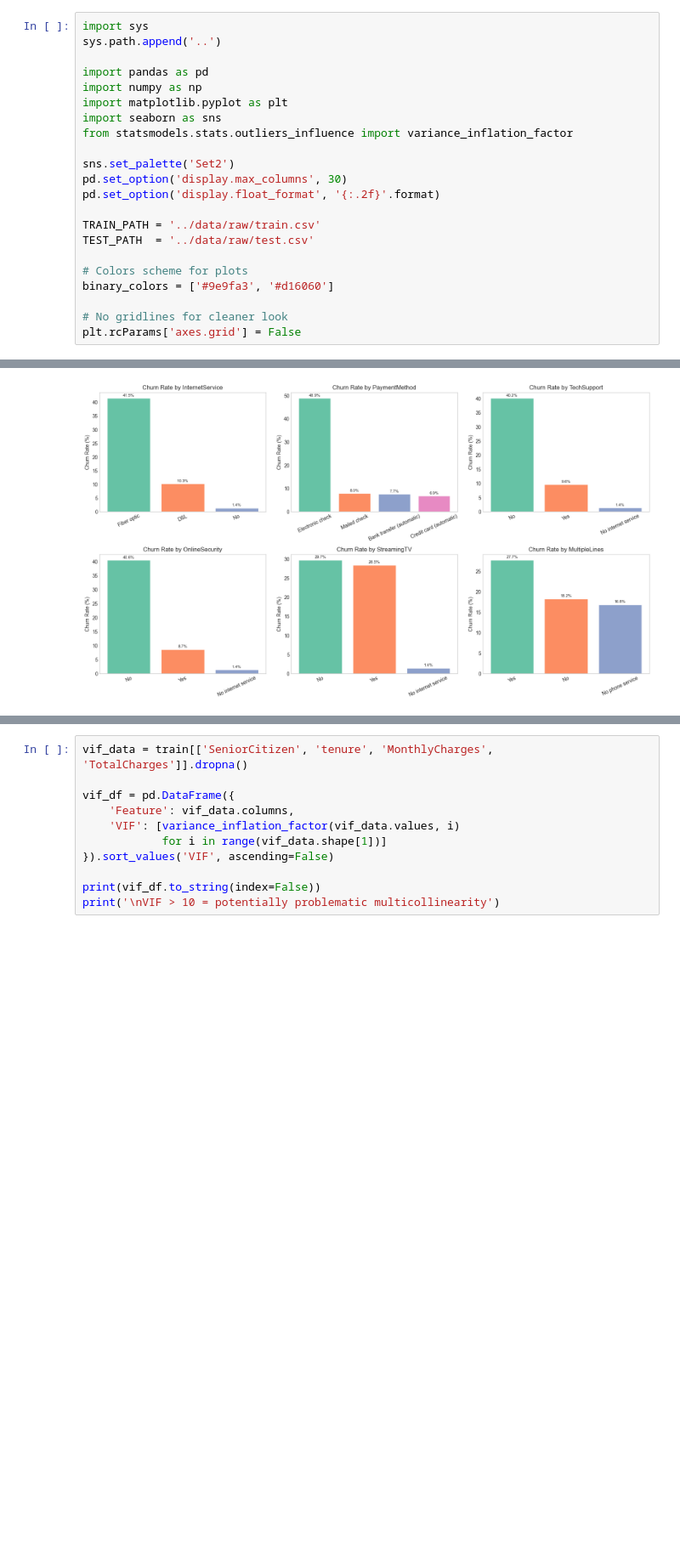
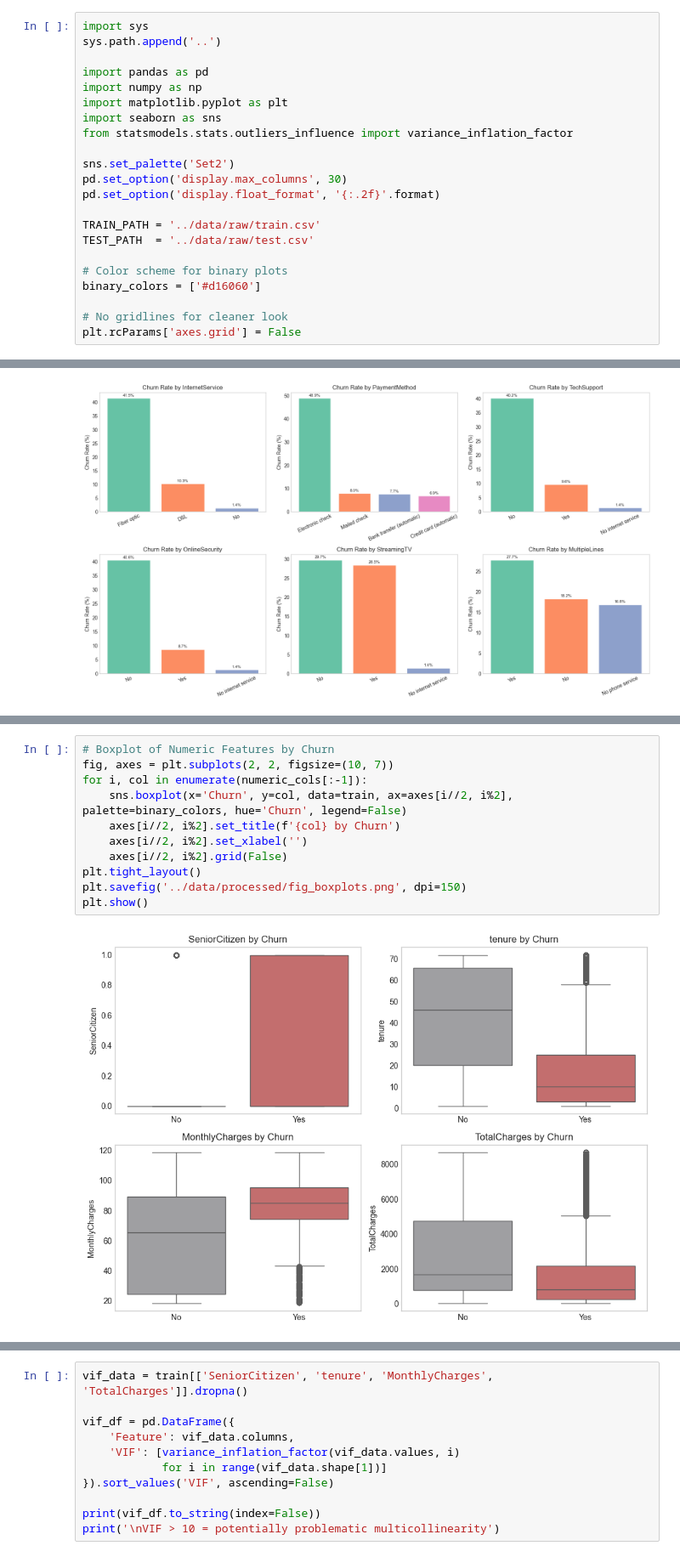
Before and after one commit to Thanh-Tung-Do/customer-churn-prediction, a Jupyter notebook: notebooks/01_eda.ipynb, the cells around one changed output, grey strips where cells are left out. Shown at 85% size. Drawn from its saved outputs; the diff is of its cells as text; blank space fills up the shorter version.

```diff
--- a/notebooks/01_eda.ipynb
+++ b/notebooks/01_eda.ipynb
@@ -21,8 +21,8 @@ pd.set_option('display.float_format', '{:.2f}'.format)
 TRAIN_PATH = '../data/raw/train.csv'
 TEST_PATH  = '../data/raw/test.csv'
 
-# Colors scheme for plots
-binary_colors = ['#9e9fa3', '#d16060']
+# Color scheme for binary plots
+binary_colors = ['#d16060']
 
 # No gridlines for cleaner look
 plt.rcParams['axes.grid'] = False
@@ -237 +277,14 @@ plt.show()
+# %%
+# Boxplot of Numeric Features by Churn
+fig, axes = plt.subplots(2, 2, figsize=(10, 7))
+for i, col in enumerate(numeric_cols[:-1]):
+    sns.boxplot(x='Churn', y=col, data=train, ax=axes[i//2, i%2], palette=binary_colors, hue='Churn', legend=False)
+    axes[i//2, i%2].set_title(f'{col} by Churn')
+    axes[i//2, i%2].set_xlabel('')
+    axes[i//2, i%2].grid(False)
+plt.tight_layout()
+plt.savefig('../data/processed/fig_boxplots.png', dpi=150)
+plt.show()
+# %% [output]
+[figure, added]
 # %% [markdown]
```
Also changed, not shown: parts of 13 cells of this notebook.
